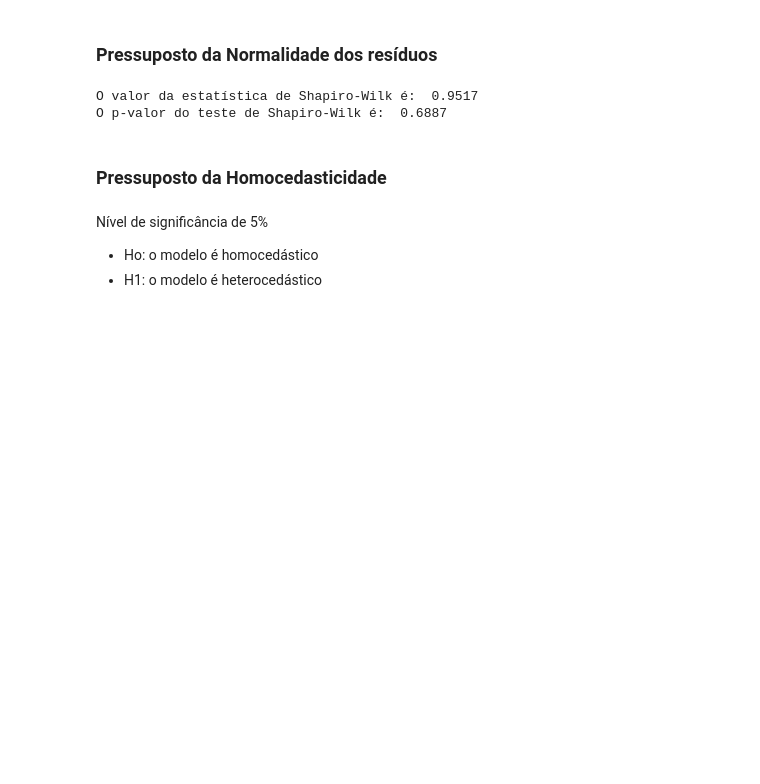
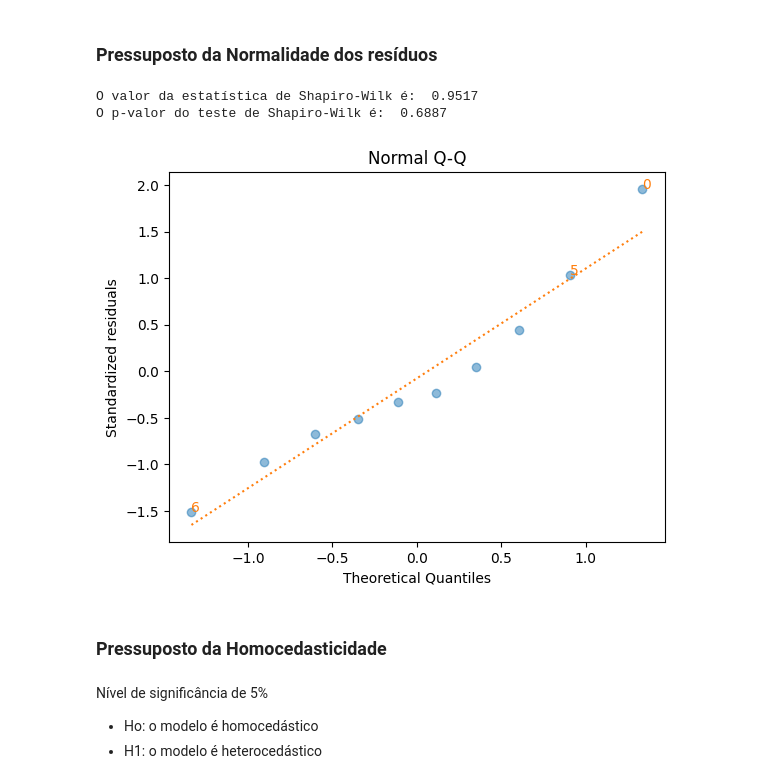
Before and after one commit to HerickSilva9/Aplicacoes-MCRL, a Jupyter notebook: main.ipynb, the cells around one changed output. Cells and saved outputs as stored; diff of their text form; code cells hidden in the pictures; blank space fills up the shorter version.

```diff
--- a/main.ipynb
+++ b/main.ipynb
@@ -236,6 +230,12 @@ print('O p-valor do teste de Shapiro-Wilk é: ', shapiro_p_value.round(4))
 # %% [output]
 O valor da estatística de Shapiro-Wilk é:  0.9517
 O p-valor do teste de Shapiro-Wilk é:  0.6887
+# %%
+# Gráfico Normal Q-Q para linearidade
+
+lmdiag.q_q(fit);
+# %% [output]
+[figure, added]
 # %% [markdown]
 ### Pressuposto da Homocedasticidade
 # %% [markdown]
```
Also changed, not shown: parts of 6 cells of this notebook.
